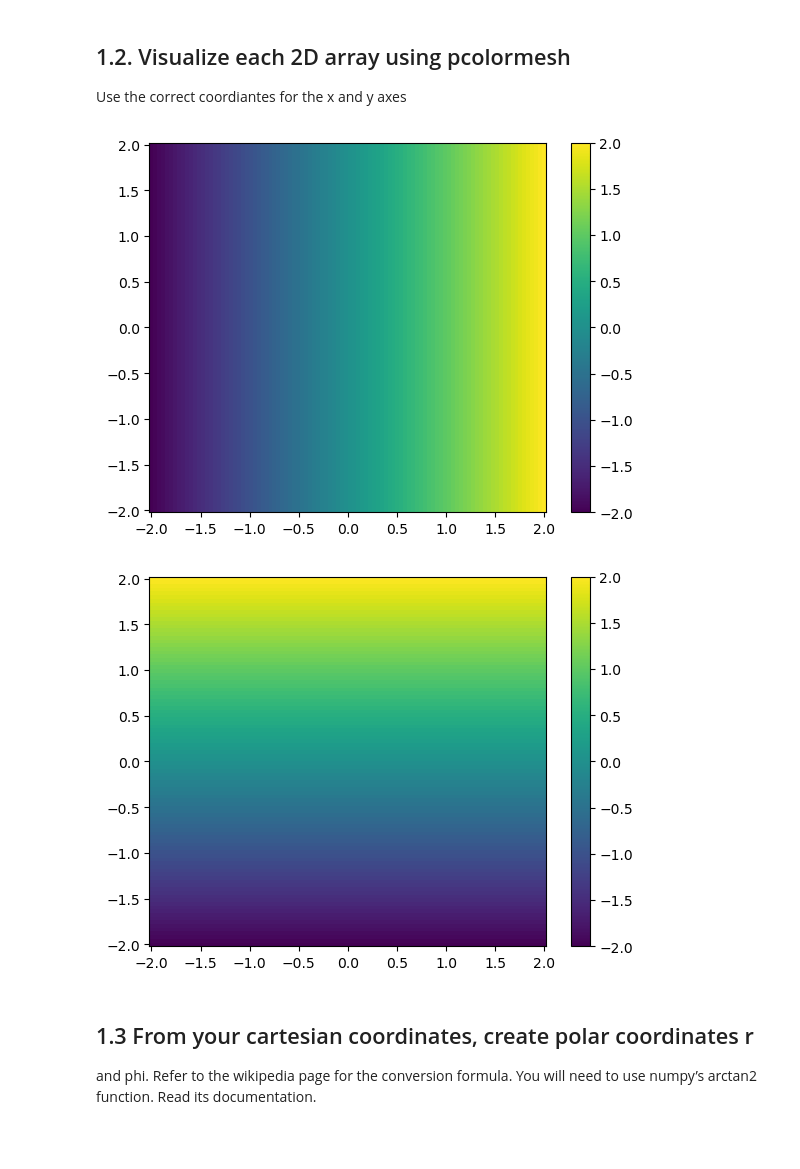
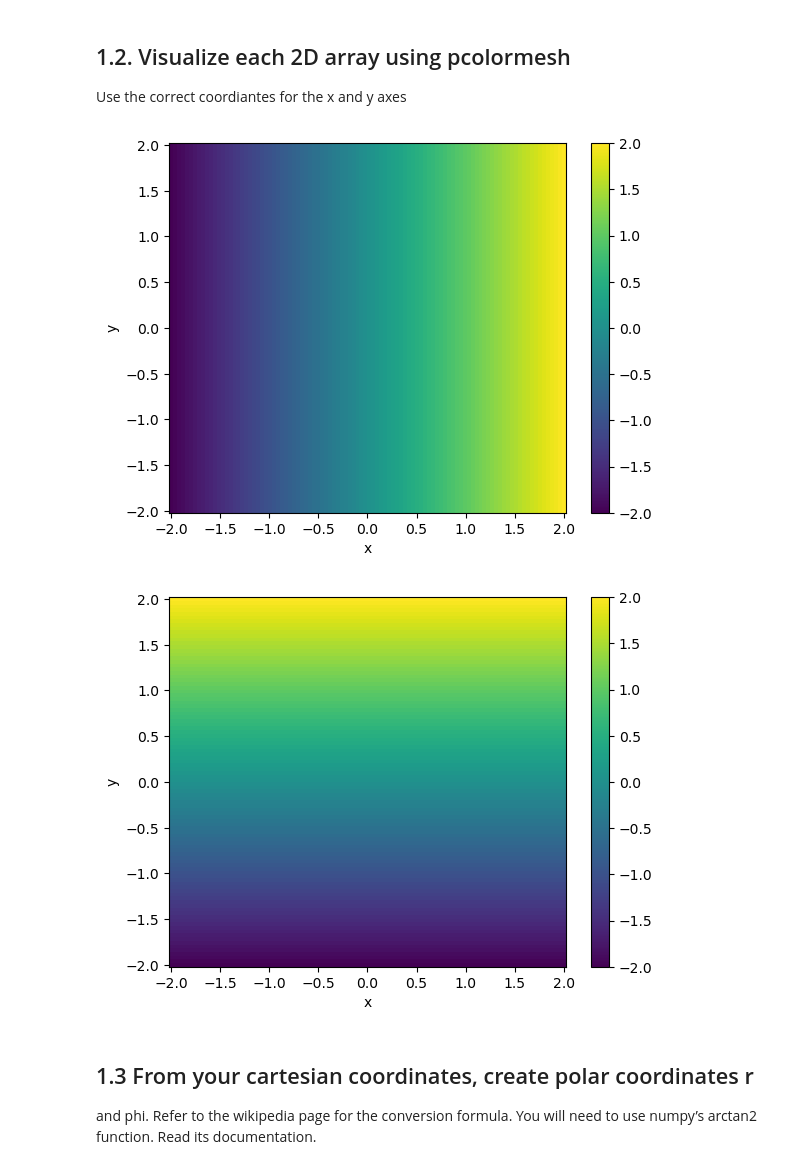
Before and after one commit to PhyllisKho/Assignments, a Jupyter notebook: Assignment3.ipynb, the cells around one changed output. Saved outputs shown, nothing was run; the diff lists cells and outputs as text; code cells hidden in the pictures; blank space fills up the shorter version.

```diff
--- a/Assignment3.ipynb
+++ b/Assignment3.ipynb
@@ -29,17 +29,21 @@ from matplotlib import pyplot as plt
 # %%
 # Visualize xx
 
 plt.pcolormesh(x, y, xx, vmin = -2, vmax = 2);
 plt.colorbar();
+plt.xlabel('x');
+plt.ylabel('y');
 # %% [output]
-[figure, old version]
+[figure, new version]
 # %%
 # Visualize yy
 
 plt.pcolormesh(x, y, yy, vmin = -2, vmax = 2);
 plt.colorbar();
+plt.xlabel('x');
+plt.ylabel('y');
 # %% [output]
-[figure, old version]
+[figure, new version]
 # %% [markdown]
 ## 1.3 From your cartesian coordinates, create polar coordinates r
  and phi. Refer to the wikipedia page for the conversion formula. You will need to use numpy’s arctan2 function. Read its documentation.
```
Also changed, not shown: parts of 5 cells of this notebook.
